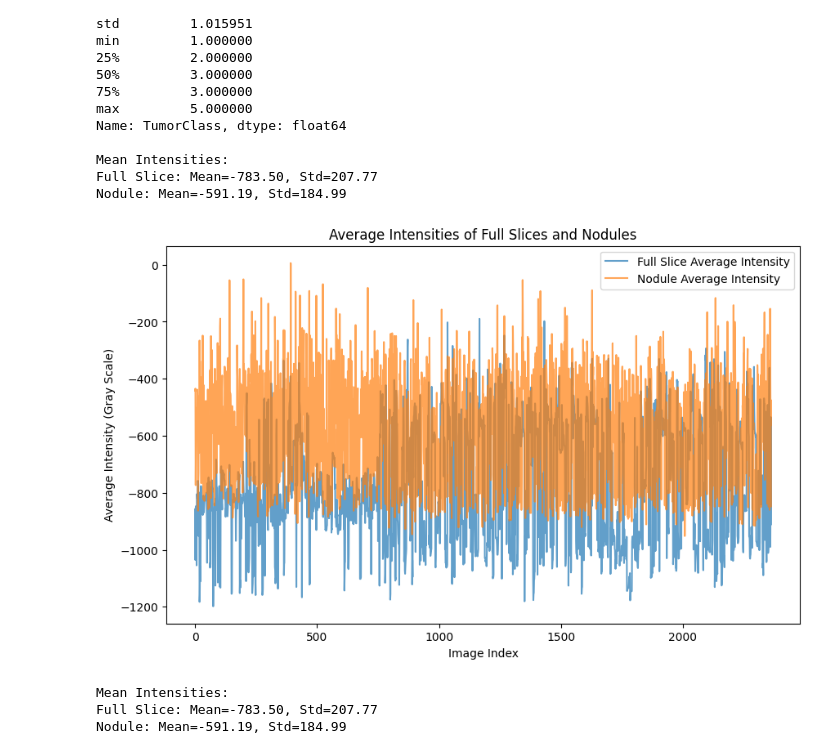
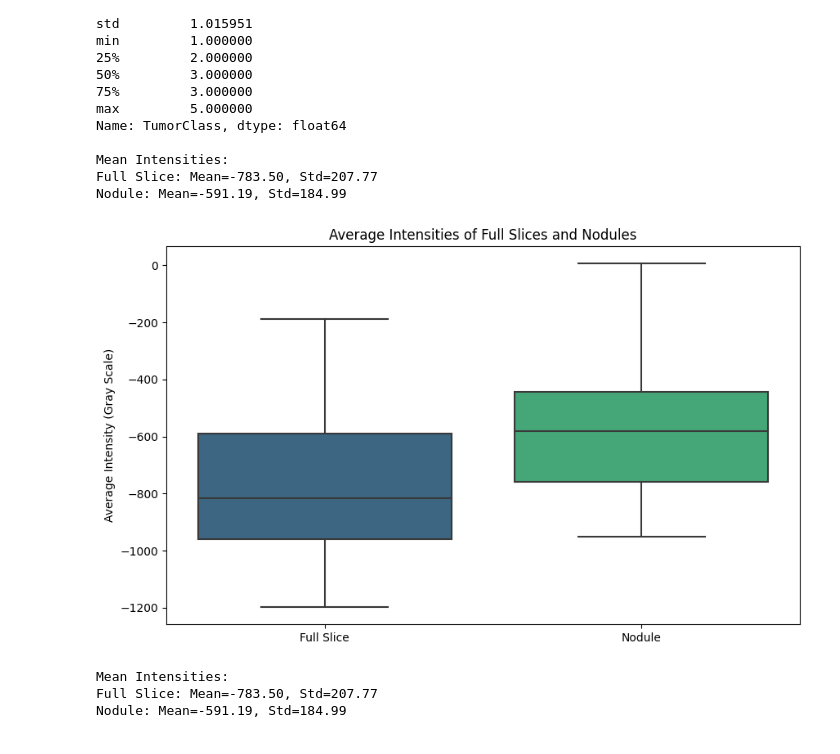
Before and after one commit to Bahram-Hedayati/AIB_proj_2425, a Jupyter notebook: 00-chferra-data_analysis.ipynb, the cells around one changed output. Drawn from its saved outputs; the diff is of its cells as text; code cells hidden in the pictures.

Commit message:
box plot

```diff
--- a/00-chferra-data_analysis.ipynb
+++ b/00-chferra-data_analysis.ipynb
@@ -148,19 +148,17 @@ Full Slice: Mean=-783.50, Std=207.77
 Nodule: Mean=-591.19, Std=184.99
 # %%
 plt.figure(figsize=(10, 6))
-plt.plot(full_slice_means, label='Full Slice Average Intensity', alpha=0.7)
-plt.plot(nodule_means, label='Nodule Average Intensity', alpha=0.7)
-plt.xlabel('Image Index')
+sns.boxplot(data=[full_slice_means, nodule_means], palette="viridis")
+plt.xticks([0, 1], ["Full Slice", "Nodule"])
 plt.ylabel('Average Intensity (Gray Scale)')
 plt.title('Average Intensities of Full Slices and Nodules')
-plt.legend()
 plt.show()
 
 print("\nMean Intensities:")
 print(f"Full Slice: Mean={np.mean(full_slice_means):.2f}, Std={np.std(full_slice_means):.2f}")
 print(f"Nodule: Mean={np.mean(nodule_means):.2f}, Std={np.std(nodule_means):.2f}")
 # %% [output]
-[figure, old version]
+[figure, new version]
 Mean Intensities:
 Full Slice: Mean=-783.50, Std=207.77
 Nodule: Mean=-591.19, Std=184.99
```
Also changed, not shown: parts of 1 cell of this notebook.
